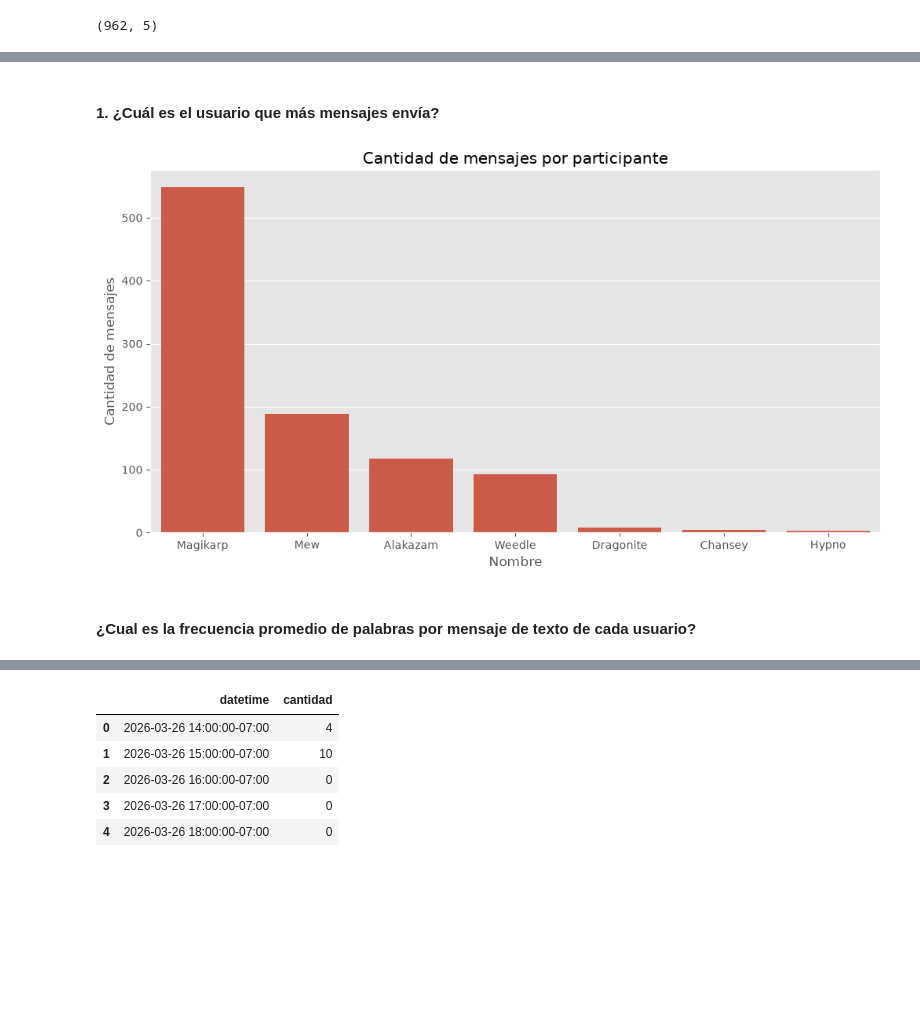
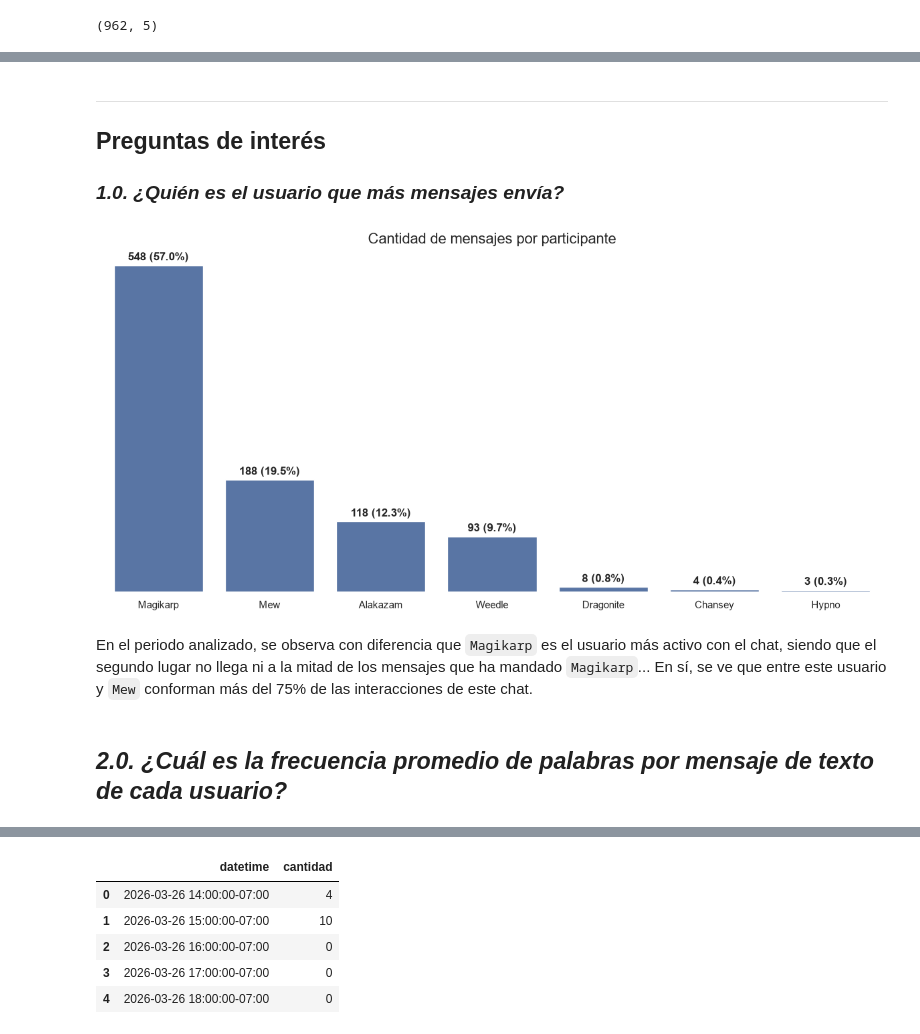
Before and after one commit to IvanSotomyor/whatsapp_group, a Jupyter notebook: notebooks/1.01-css-eda.ipynb, the cells around one changed output, grey strips where cells are left out. Drawn from its saved outputs; the diff is of its cells as text; code cells hidden in the pictures; blank space fills up the shorter version.

Commit message:
formateo preguntas 1-3 y migracion a seaborn

```diff
--- a/notebooks/1.01-css-eda.ipynb
+++ b/notebooks/1.01-css-eda.ipynb
@@ -2,17 +12,23 @@
 import pandas as pd
 import numpy as np
 import matplotlib.pyplot as plt
-import plotly.express as px
-import plotly.graph_objects as go
-plt.style.use('ggplot')
+# import plotly.express as px
+# import plotly.graph_objects as go
+# plt.style.use('ggplot')
+sns.set_theme(
+    style="whitegrid",
+    context="notebook"
+)
 import seaborn as sns
 import requests
 import wordcloud
 import spacy
 import os
 import re
-from dotenv import load_dotenv
+import squarify
 from wordcloud import WordCloud
 from collections import Counter
 from bs4 import BeautifulSoup
+from pathlib import Path
+from dotenv import load_dotenv
 # %%
@@ -177,13 +295,47 @@ df_map.shape
 # %% [markdown]
-#### 1. ¿Cuál es el usuario que más mensajes envía?
+---
+
+## Preguntas de interés
+
+### _1.0. ¿Quién es el usuario que más mensajes envía?_
 # %%
-conteo = (df_map["nombre"].astype(str).value_counts())
+conteo = (df_map["nombre"].value_counts())
+conteo_porc = (df_map["nombre"].value_counts(normalize=True))
 
 plt.figure(figsize=(12, 6))
-sns.barplot(x=conteo.index, y=conteo.values)
-plt.xlabel("Nombre")
-plt.ylabel("Cantidad de mensajes")
-plt.title("Cantidad de mensajes por participante")
+
+ax = sns.barplot(
+    x=conteo.index,
+    y=conteo.values
+)
+
+labels = [
+    f"{cantidad} ({porcentaje:.1%})"
+    for cantidad, porcentaje in zip(conteo.values, conteo_porc.values)
+]
+
+# Agregar data labels
+ax.bar_label(
+    ax.containers[0],
+    labels=labels,
+    padding=3,
+    fontweight="bold"
+)
+
+# Eliminar títulos de los ejes
+ax.set_xlabel("")
+ax.set_ylabel("")
+ax.set_yticks([])
+
+sns.despine(
+    left=True,
+    bottom=True
+)
+
+plt.title("Cantidad de mensajes por participante",
+          fontsize=16)
+
+plt.tight_layout()
 plt.show()
 # %% [output]
-[figure, old version]
+[figure, new version]
@@ -226,5 +342,7 @@ fig.show()
+# %% [markdown]
+En el periodo analizado, se observa con diferencia que `Magikarp` es el usuario más activo con el chat, siendo que el segundo lugar no llega ni a la mitad de los mensajes que ha mandado `Magikarp`... En sí, se ve que entre este usuario y `Mew` conforman más del  75% de las interacciones de este chat.
 # %% [markdown]
-#### ¿Cual es la frecuencia promedio de palabras por mensaje de texto de cada usuario?
+## _2.0. ¿Cuál es la frecuencia promedio de palabras por mensaje de texto de cada usuario?_
 # %%
 # Contar palabras por mensaje
 df_map["num_palabras"] = (
```
Also changed, not shown: parts of 38 cells of this notebook, 1 other file.
